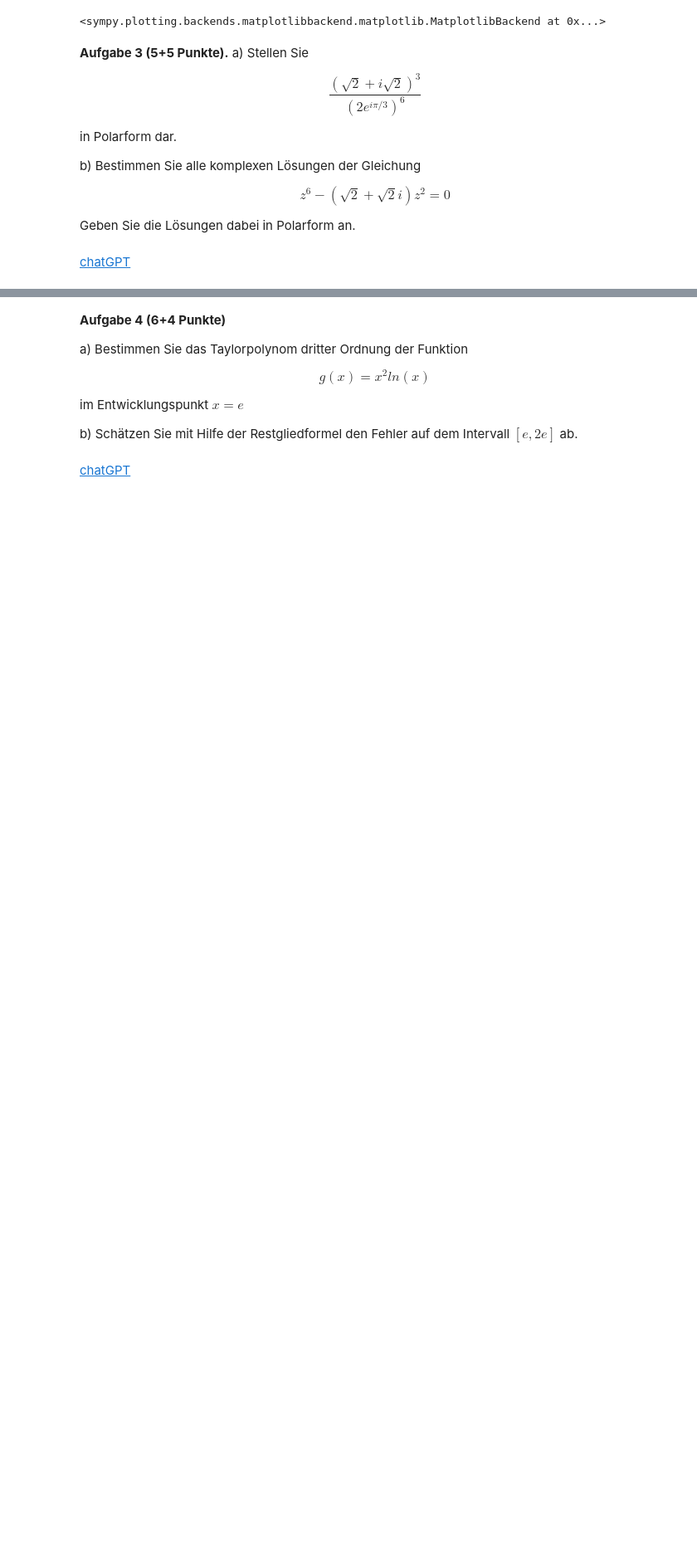
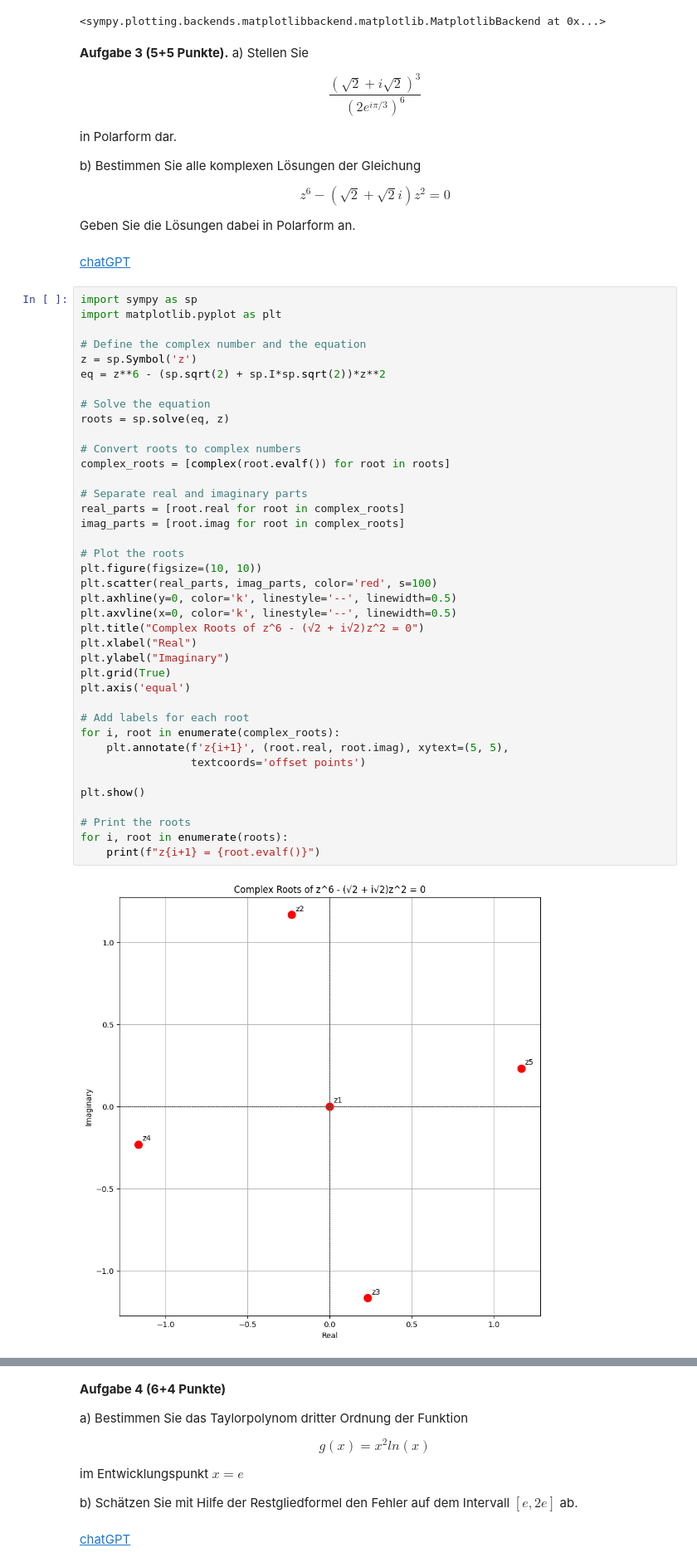
Before and after one commit to ms914/HM_test, a Jupyter notebook: Hoehere_Mathematik_1.ipynb, the cells around one changed output, grey strips where cells are left out. Shown: that part at 83% size. Saved outputs shown, nothing was run; the diff lists cells and outputs as text; blank space fills up the shorter version.

```diff
--- a/Hoehere_Mathematik_1.ipynb
+++ b/Hoehere_Mathematik_1.ipynb
@@ -172,3 +172,44 @@ $$ z^6 - (\sqrt2 + \sqrt2 i) z^2 = 0 $$
 Geben Sie die Lösungen dabei in Polarform an.
 # %% [markdown]
 [chatGPT](https://chatgpt.com/share/e44e8a78-bdd4-4236-a394-914f0d93a121)
+# %%
+import sympy as sp
+import matplotlib.pyplot as plt
+
+# Define the complex number and the equation
+z = sp.Symbol('z')
+eq = z**6 - (sp.sqrt(2) + sp.I*sp.sqrt(2))*z**2
+
+# Solve the equation
+roots = sp.solve(eq, z)
+
+# Convert roots to complex numbers
+complex_roots = [complex(root.evalf()) for root in roots]
+
+# Separate real and imaginary parts
+real_parts = [root.real for root in complex_roots]
+imag_parts = [root.imag for root in complex_roots]
+
+# Plot the roots
+plt.figure(figsize=(10, 10))
+plt.scatter(real_parts, imag_parts, color='red', s=100)
+plt.axhline(y=0, color='k', linestyle='--', linewidth=0.5)
+plt.axvline(x=0, color='k', linestyle='--', linewidth=0.5)
+plt.title("Complex Roots of z^6 - (√2 + i√2)z^2 = 0")
+plt.xlabel("Real")
+plt.ylabel("Imaginary")
+plt.grid(True)
+plt.axis('equal')
+
+# Add labels for each root
+for i, root in enumerate(complex_roots):
+    plt.annotate(f'z{i+1}', (root.real, root.imag), xytext=(5, 5),
+                 textcoords='offset points')
+
+plt.show()
+
+# Print the roots
+for i, root in enumerate(roots):
+    print(f"z{i+1} = {root.evalf()}")
+# %% [output]
+[figure, added]
```
Also changed, not shown: parts of 2 cells of this notebook.
